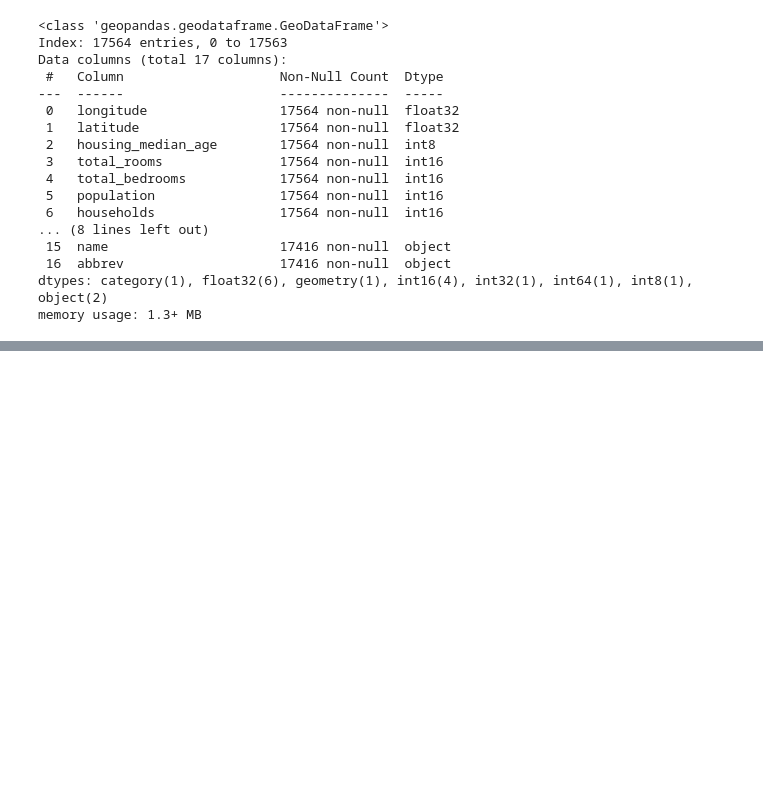
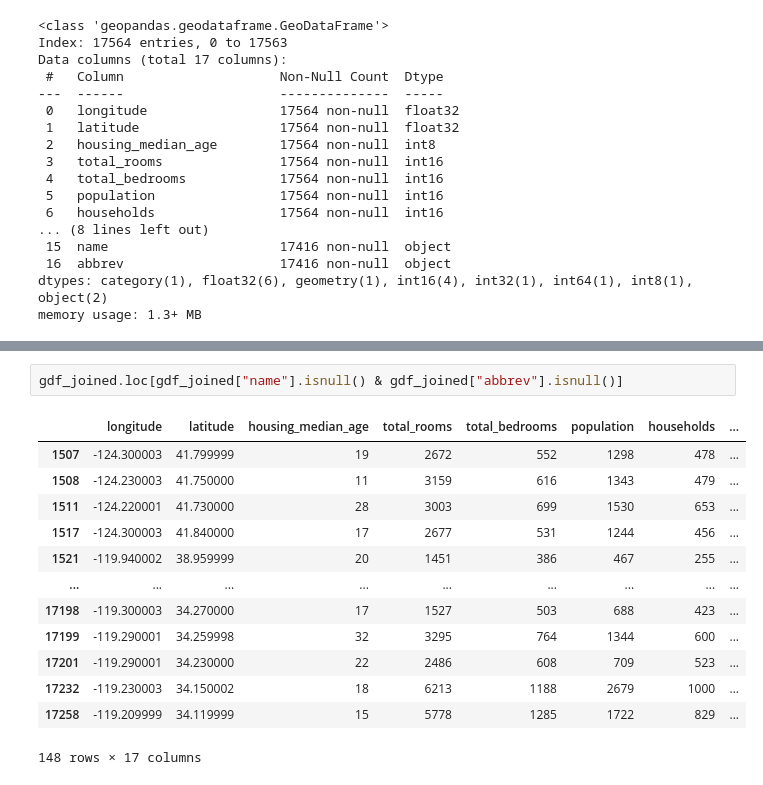
Before and after one commit to VieiraJulio/Projeto-Regressao---Em-dev, a Jupyter notebook: notebooks/03-jv-geo_parte_00.ipynb, the cells around one changed output, grey strips where cells are left out. Saved outputs shown, nothing was run; the diff lists cells and outputs as text; blank space fills up the shorter version.

```diff
--- a/notebooks/03-jv-geo_parte_00.ipynb
+++ b/notebooks/03-jv-geo_parte_00.ipynb
@@ -312,0 +334,16 @@ memory usage: 1.3+ MB
+# %%
+gdf_joined.loc[gdf_joined["name"].isnull() & gdf_joined["abbrev"].isnull()]
+# %% [output]
+|  | longitude | latitude | housing_median_age | total_rooms | total_bedrooms | population | households | ... |
+| 1507 | -124.300003 | 41.799999 | 19 | 2672 | 552 | 1298 | 478 | ... |
+| 1508 | -124.230003 | 41.750000 | 11 | 3159 | 616 | 1343 | 479 | ... |
+| 1511 | -124.220001 | 41.730000 | 28 | 3003 | 699 | 1530 | 653 | ... |
+| 1517 | -124.300003 | 41.840000 | 17 | 2677 | 531 | 1244 | 456 | ... |
+| 1521 | -119.940002 | 38.959999 | 20 | 1451 | 386 | 467 | 255 | ... |
+| ... | ... | ... | ... | ... | ... | ... | ... | ... |
+| 17198 | -119.300003 | 34.270000 | 17 | 1527 | 503 | 688 | 423 | ... |
+| 17199 | -119.290001 | 34.259998 | 32 | 3295 | 764 | 1344 | 600 | ... |
+| 17201 | -119.290001 | 34.230000 | 22 | 2486 | 608 | 709 | 523 | ... |
+| 17232 | -119.230003 | 34.150002 | 18 | 6213 | 1188 | 2679 | 1000 | ... |
+| 17258 | -119.209999 | 34.119999 | 15 | 5778 | 1285 | 1722 | 829 | ... |
+148 rows × 17 columns
```
Also changed, not shown: parts of 2 cells of this notebook.
